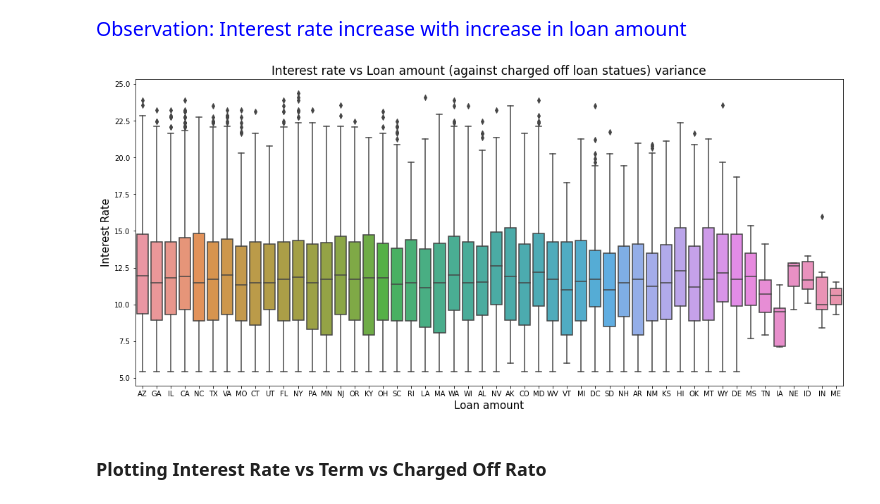
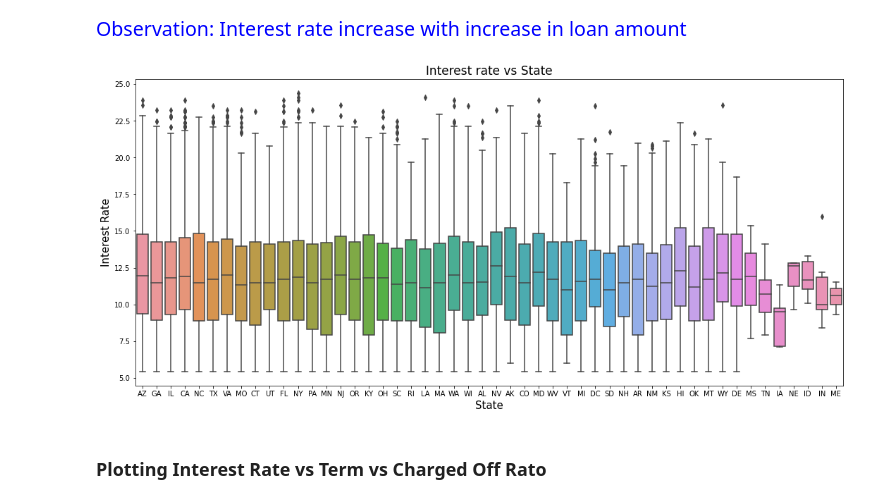
Before and after one commit to sivaprasadt246/LendingClubCaseStudy, a Jupyter notebook: SivaPrasadThota.ipynb, the cells around one changed output. Drawn from its saved outputs; the diff is of its cells as text; code cells hidden in the pictures.

```diff
--- a/SivaPrasadThota.ipynb
+++ b/SivaPrasadThota.ipynb
@@ -813,14 +780,14 @@ plt.show()
 # %%
 plt.figure(figsize=[18,8])
 plot = sns.boxplot(loanDf['addr_state'], loanDf['int_rate'])
 
-plot.set_title("Interest rate vs Loan amount (against charged off loan statues) variance", fontsize=17)
+plot.set_title("Interest rate vs State", fontsize=17)
 plot.set_ylabel("Interest Rate", fontsize=15)
-plot.set_xlabel("Loan amount", fontsize=15)
+plot.set_xlabel("State", fontsize=15)
 
 plt.show()
 # %% [output]
-[figure, old version]
+[figure, new version]
 # %% [markdown]
 ### Plotting Interest Rate vs Term vs Charged Off Rato
 # %%
```
Also changed, not shown: parts of 9 cells of this notebook.
